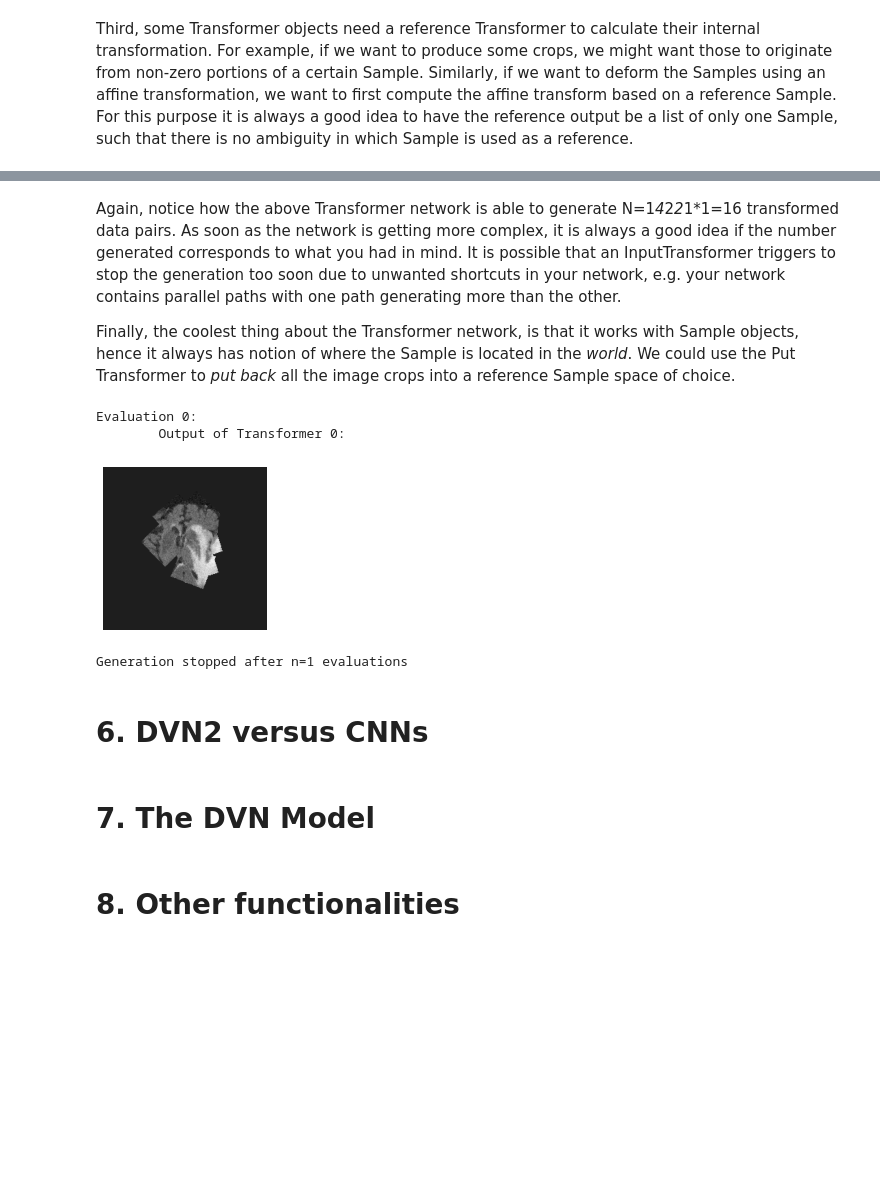
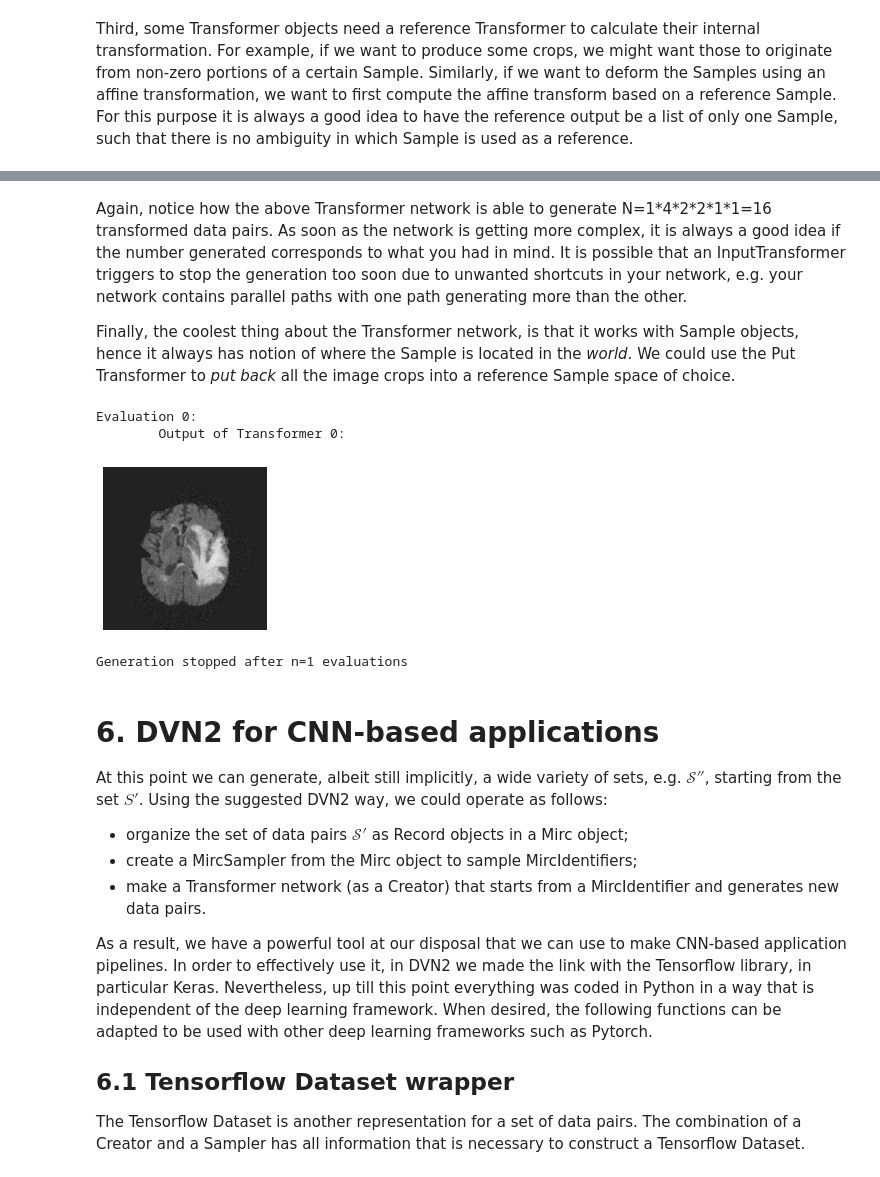
Before and after one commit to JeroenBertels/deepvoxnet2, a Jupyter notebook: demos/deepvoxnet2.ipynb, the cells around one changed output, grey strips where cells are left out. Saved outputs shown, nothing was run; the diff lists cells and outputs as text; code cells hidden in the pictures; blank space fills up the shorter version.

Commit message:
Working on improved notebook introduction (up till DvnModel object).

```diff
--- a/demos/deepvoxnet2.ipynb
+++ b/demos/deepvoxnet2.ipynb
@@ -593,10 +593,9 @@ y = MircInput(["gt"], n=1, output_shapes=[(1, 240, 240, None, 1)])
 x, y = Flip(flip_probabilities=(0.5, 0, 0), n=4)(x, y)
 x, y = AffineDeformation(x, rotation_window_width=(1, 0, 0), translation_window_width=(10, 10, 0), n=2)(x, y)
 mask = Threshold(lower_threshold=0)(x)
-x, y = RandomCrop(mask, (51, 51, 51), nonzero=True, n=2)(x, y)
+x, y = RandomCrop(mask, (80, 80, 80), nonzero=True, n=2)(x, y)
 x = GaussianNoise(mean=0, std=20)(x)
-x_y = Group()([x, y])
-x_y_creator = Creator(outputs=[x_y])
+x_y_creator = Creator(outputs=[x, y])
 visualize_creator_outputs(x_y_creator, my_mirc_sampler[1])
 # %% [output]
 Evaluation 0:
@@ -621,5 +617,5 @@ Evaluation 5:
 # %% [markdown]
-Again, notice how the above Transformer network is able to generate N=1*4*2*2*1*1=16 transformed data pairs.
+Again, notice how the above Transformer network is able to generate N=1\*4\*2\*2\*1\*1=16 transformed data pairs.
 As soon as the network is getting more complex, it is always a good idea if the number generated corresponds to what you had in mind.
 It is possible that an InputTransformer triggers to stop the generation too soon due to unwanted shortcuts in your network, e.g. your network contains parallel paths with one path generating more than the other.
 
@@ -628,19 +624,28 @@ We could use the Put Transformer to *put back* all the image crops into a refere
 # %%
 from deepvoxnet2.components.transformers import Buffer, Put
 
-x_y_buffered = Buffer(buffer_size=None)(x_y)
-x_buffered = Split(indices=(0,))(x_y_buffered)
+x_buffered = Buffer(buffer_size=None)(x)
 x_put_back = Put(reference_connection=x_in)(x_buffered)
 x_creator = Creator(outputs=[x_put_back])
 visualize_creator_outputs(x_creator, my_mirc_sampler[1])
 # %% [output]
 Evaluation 0:
         Output of Transformer 0:
-[figure, old version]
+[figure, new version]
 Generation stopped after n=1 evaluations
-# %% [markdown]
-# 6. DVN2 versus CNNs
-# %% [markdown]
-# 7. The DVN Model
-# %% [markdown]
-# 8. Other functionalities
+# %% [markdown]
+# 6. DVN2 for CNN-based applications
+At this point we can generate, albeit still implicitly, a wide variety of sets, e.g. $\mathcal{S''}$, starting from the set $S'$.
+Using the suggested DVN2 way, we could operate as follows:
+- organize the set of data pairs $\mathcal{S'}$ as Record objects in a Mirc object;
+- create a MircSampler from the Mirc object to sample MircIdentifiers;
+- make a Transformer network (as a Creator) that starts from a MircIdentifier and generates new data pairs.
+
+As a result, we have a powerful tool at our disposal that we can use to make CNN-based application pipelines.
+In order to effectively use it, in DVN2 we made the link with the Tensorflow library, in particular Keras.
+Nevertheless, up till this point everything was coded in Python in a way that is independent of the deep learning framework.
+When desired, the following functions can be adapted to be used with other deep learning frameworks such as Pytorch.
+
+## 6.1 Tensorflow Dataset wrapper
+The Tensorflow Dataset is another representation for a set of data pairs.
+The combination of a Creator and a Sampler has all information that is necessary to construct a Tensorflow Dataset.
```
Also changed, not shown: parts of 16 cells of this notebook.
